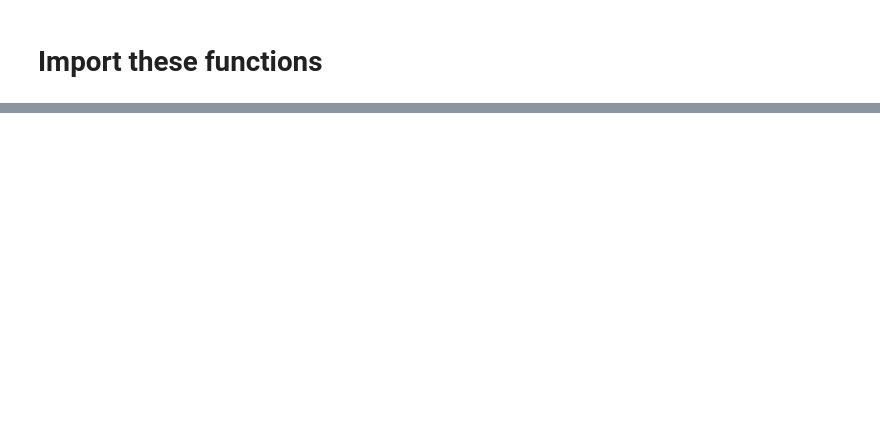
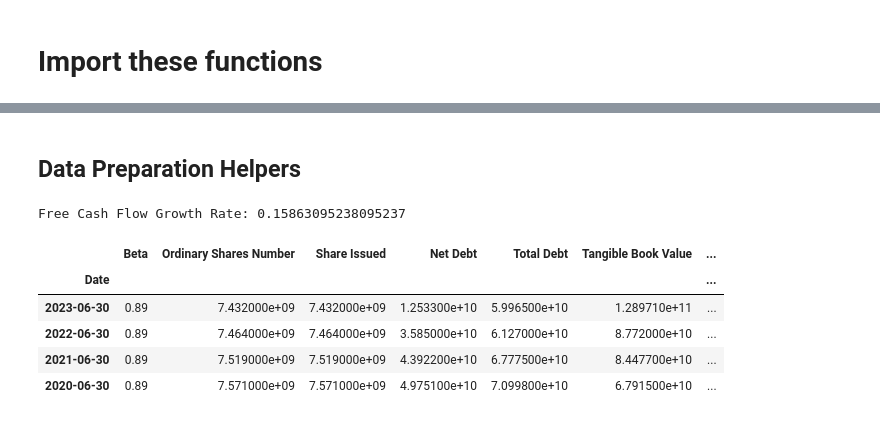
Before and after one commit to HansUXdev/DSportfolio, a Jupyter notebook: QuantitativeFinance/TA/Technical_Indicators.ipynb, the cells around one changed output, grey strips where cells are left out. Drawn from its saved outputs; the diff is of its cells as text; code cells hidden in the pictures; blank space fills up the shorter version.

```diff
--- a/QuantitativeFinance/TA/Technical_Indicators.ipynb
+++ b/QuantitativeFinance/TA/Technical_Indicators.ipynb
@@ -190,3 +202,68 @@ def calculate_log_returns(data, column):
 def calculate_volume_changes(data, volume_column):
     data[f'{volume_column}_changes'] = data[volume_column].diff()
     return data
+# %% [markdown]
+## Data Preparation Helpers
+# %%
+
+def fetch_fundamentals(ticker):
+    """
+    Fetches comprehensive fundamental data for a given ticker, including balance sheet and cash flow,
+    and returns it as a DataFrame.
+
+    Args:
+    - ticker (str): The ticker symbol of the stock.
+
+    Returns:
+    - DataFrame: DataFrame with merged market, technical, and fundamental data.
+    """
+    try:
+        # Define start date and end date based on current date and one year ago
+        end_date = datetime.now().strftime('%Y-%m-%d')
+        start_date = (datetime.now() - timedelta(days=365)).strftime('%Y-%m-%d')
+
+        ticker_obj = yf.Ticker(ticker)
+
+        # Fetch Beta from ticker's info
+        beta_value = ticker_obj.info.get('beta', 0)
+
+        balance_sheet = ticker_obj.balance_sheet
+        cashflow = ticker_obj.cashflow
+
+        balance_sheet_transposed = balance_sheet.T
+        cashflow_transposed = cashflow.T
+
+        fundamentals = pd.concat([balance_sheet_transposed, cashflow_transposed], axis=1)
+        fundamentals.index.names = ['Date']
+
+        # Insert Beta as the first column
+        fundamentals.insert(0, 'Beta', beta_value)
+
+        fundamentals.fillna(method='backfill', inplace=True)
+        fundamentals.fillna(method='ffill', inplace=True)
+        fundamentals.fillna(0, inplace=True)
+
+        # Example of calculating growth rate of free cash flows (replace with your actual data)
+        free_cash_flows = pd.Series([100, 120, 140, 160, 180])
+        growth_rate = free_cash_flows.pct_change().mean()
+        print("Free Cash Flow Growth Rate:", growth_rate)
+
+        return fundamentals
+
+    except Exception as e:
+        print(f"Failed to fetch or process fundamental data for {ticker}: {e}")
+        return pd.DataFrame()  # Return empty DataFrame in case of failure
+
+# Apply the function to fetch and merge fundamental data for MSFT
+fundamental_data = fetch_fundamentals('MSFT')
+
+# Displaying the first few rows of the fundamental dataset
+fundamental_data
+# %% [output]
+Free Cash Flow Growth Rate: 0.15863095238095237
+|  | Beta | Ordinary Shares Number | Share Issued | Net Debt | Total Debt | Tangible Book Value | ... |
+| Date |  |  |  |  |  |  | ... |
+| 2023-06-30 | 0.89 | 7.432000e+09 | 7.432000e+09 | 1.253300e+10 | 5.996500e+10 | 1.289710e+11 | ... |
+| 2022-06-30 | 0.89 | 7.464000e+09 | 7.464000e+09 | 3.585000e+10 | 6.127000e+10 | 8.772000e+10 | ... |
+| 2021-06-30 | 0.89 | 7.519000e+09 | 7.519000e+09 | 4.392200e+10 | 6.777500e+10 | 8.447700e+10 | ... |
+| 2020-06-30 | 0.89 | 7.571000e+09 | 7.571000e+09 | 4.975100e+10 | 7.099800e+10 | 6.791500e+10 | ... |
```
Also changed, not shown: parts of 26 cells of this notebook.
